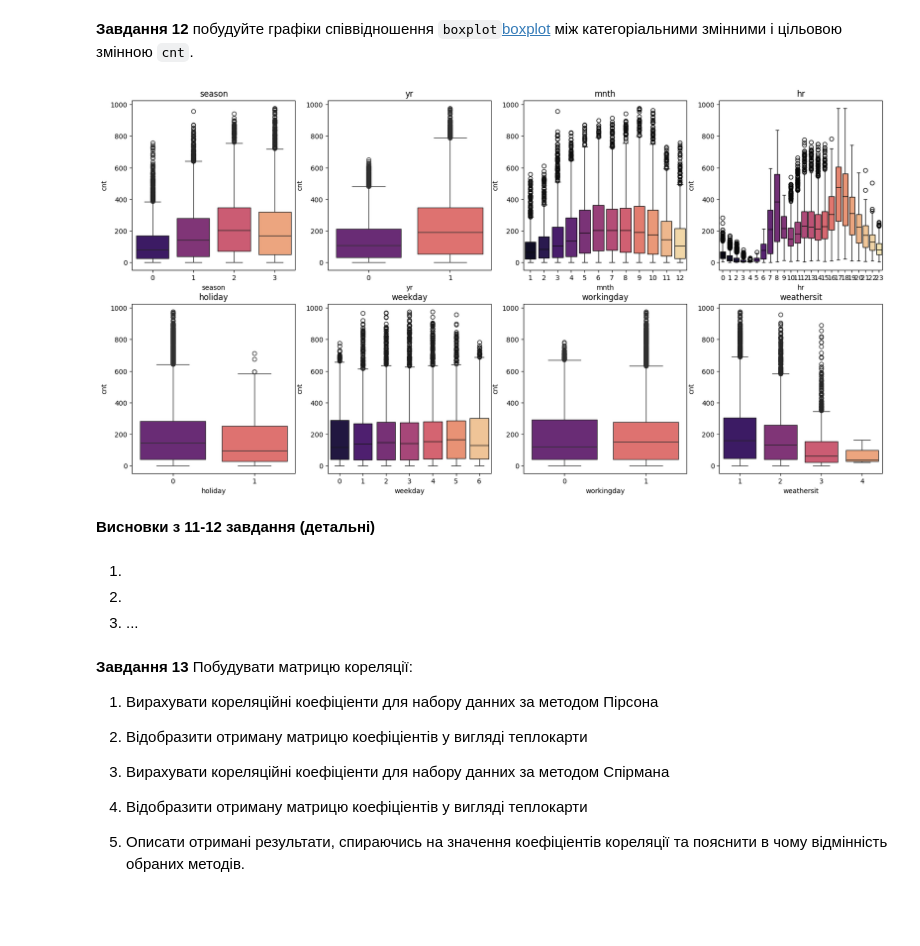
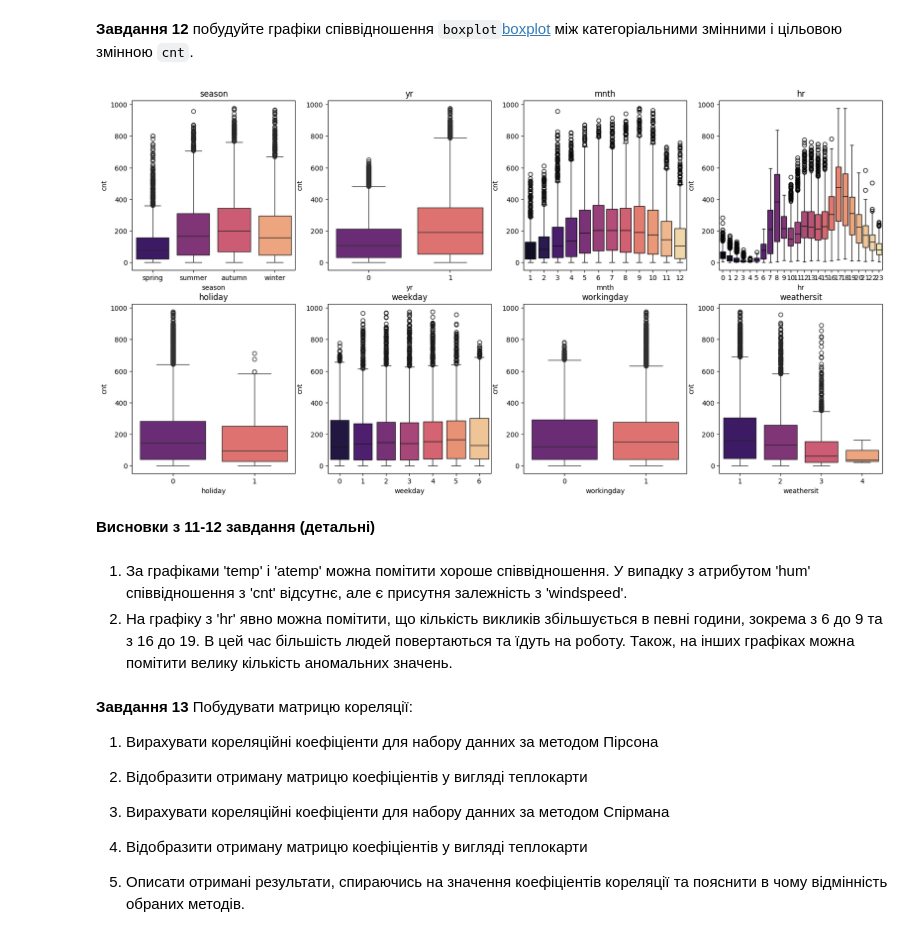
Before and after one commit to kristi5491/ML_labs, a Jupyter notebook: Task4_Regression_basicAI (1).ipynb, the cells around one changed output. Drawn from its saved outputs; the diff is of its cells as text; code cells hidden in the pictures; blank space fills up the shorter version.

```diff
--- a/Task4_Regression_basicAI (1).ipynb
+++ b/Task4_Regression_basicAI (1).ipynb
@@ -349,18 +349,16 @@ for var, subplot in zip(data_numerical.drop('cnt', axis =1), ax.flatten()):
 # %%
 fig, ax = plt.subplots(2, 4, figsize=(20, 10))
 for var, subplot in zip(data_categorical, ax.flatten()):
-    sns.boxplot(dataset,x=var, y='cnt',ax=subplot,palette='magma')
+    sns.boxplot(data_categorical,x=var, y=dataset['cnt'],ax=subplot,palette='magma')
     subplot.set_title(var)
 # %% [output]
-[figure, old version]
+[figure, new version]
 # %% [markdown]
 **Висновки з 11-12 завдання (детальні)**
-# %% [markdown]
-
-
-1.
-2.
-3. ...
+# %% [markdown]
+
+1. За графіками 'temp' і 'atemp' можна помітити хороше співвідношення. У випадку з атрибутом 'hum' співвідношення з 'cnt' відсутнє, але є присутня залежність з 'windspeed'.
+2. На графіку з 'hr' явно можна помітити, що кількість викликів збільшується в певні години, зокрема з 6 до 9 та з 16 до 19. В цей час більшість людей повертаються та їдуть на роботу. Також, на інших графіках можна помітити велику кількість аномальних значень.
 # %% [markdown]
 **Завдання 13** Побудувати матрицю кореляції:
 
```
Also changed, not shown: parts of 4 cells of this notebook.
